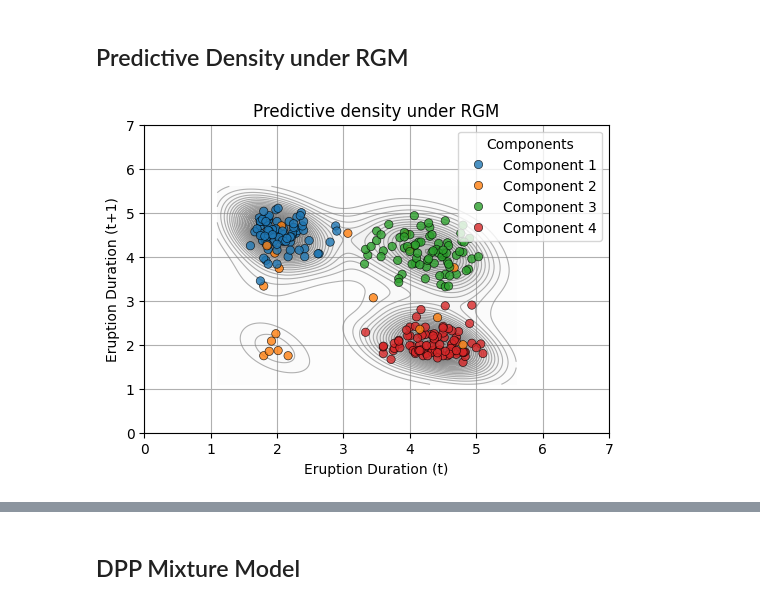
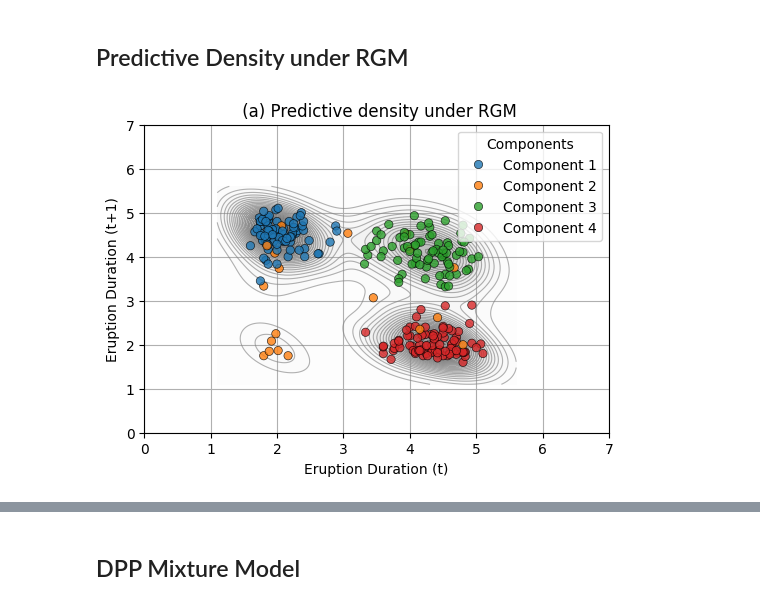
Before and after one commit to sighfai/DSA4288-Repulsive-Mixtures, a Jupyter notebook: BRGMM /BRGM_faithfuldata.ipynb, the cells around one changed output, grey strips where cells are left out. Cells and saved outputs as stored; diff of their text form; code cells hidden in the pictures.

```diff
--- a/BRGMM /BRGM_faithfuldata.ipynb
+++ b/BRGMM /BRGM_faithfuldata.ipynb
@@ -54,35 +54,35 @@ density = kde(positions).reshape(X.shape)
 # Plot contour density with stronger contrast
 contour = plt.contourf(X, Y, density, levels=30, cmap="Greys", alpha=0.5)  # Adjusted alpha for more visibility
 plt.contour(X, Y, density, levels=30, colors="grey", linewidths=0.8, alpha=0.6)  # Sharpen contour lines
 
 # Get final cluster assignments (last iteration)
 final_clusters = gamma_mc[:, -1]  # Assuming last column has final assignments
 
 # Convert cluster numbers to categorical component names
 unique_clusters = np.unique(final_clusters)
 # Sort unique clusters to maintain order
 sorted_clusters = np.sort(unique_clusters)
 cluster_mapping = {cluster: f"Component {i+1}" for i, cluster in enumerate(sorted_clusters)}
 
 # Convert final cluster assignments to ordered component labels
 final_cluster_labels = np.array([cluster_mapping[cluster] for cluster in final_clusters])
 
 # Scatter plot of observations colored by clusters
 sns.scatterplot(x=Y_faithful[:, 0], y=Y_faithful[:, 1], hue=final_cluster_labels,
                 hue_order=[f"Component {i+1}" for i in range(len(sorted_clusters))],  # Ensure legend order
                 palette="tab10", edgecolor="black", alpha=0.8, zorder=3)
 
 
 plt.xlim(0, 7)
 plt.ylim(0, 7)
 plt.xlabel("Eruption Duration (t)")
 plt.ylabel("Eruption Duration (t+1)")
-plt.title("Predictive density under RGM")
+plt.title(" (a) Predictive density under RGM")
 plt.legend(title="Components", loc="upper right")
 plt.grid(True)
 plt.show()
 # %% [output]
-[figure, old version]
+[figure, new version]
 # %%
 import scipy.io
 import numpy as np
```
Also changed, not shown: parts of 8 cells of this notebook.
